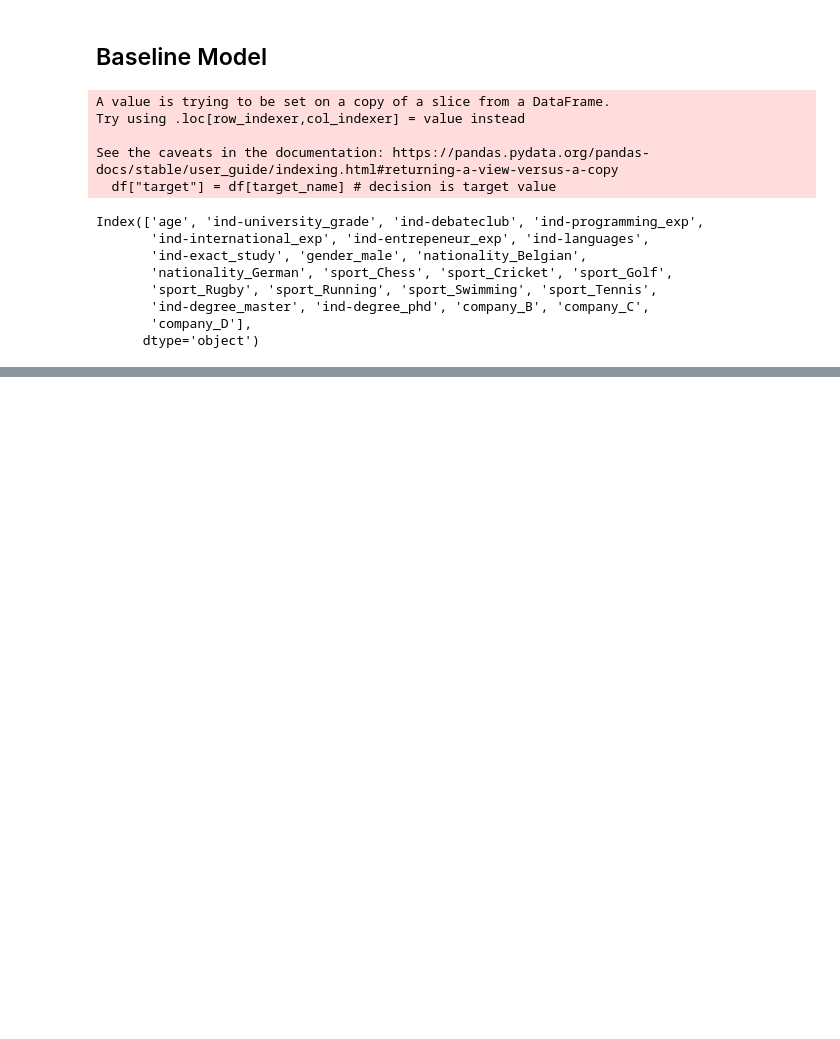
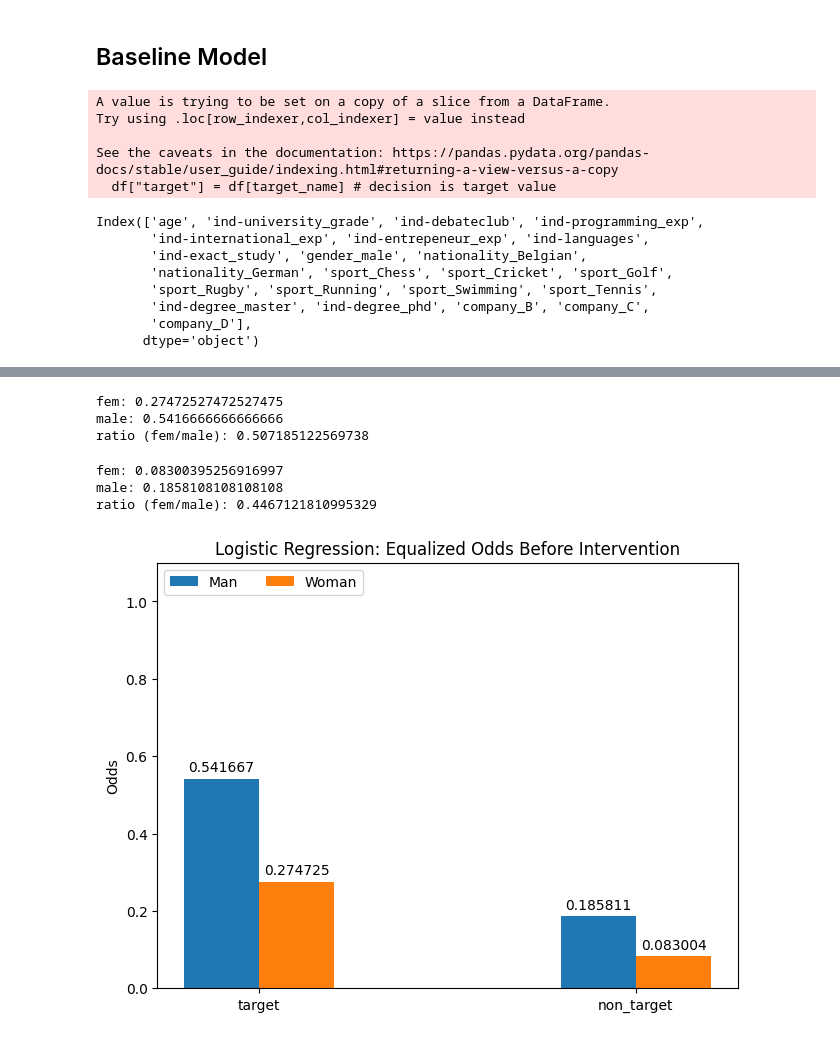
Before and after one commit to MiriamEspinosa/Gender_Fairness_Recruitment, a Jupyter notebook: Final_Assignment/final_assignment.ipynb, the cells around one changed output, grey strips where cells are left out. Saved outputs shown, nothing was run; the diff lists cells and outputs as text; code cells hidden in the pictures; blank space fills up the shorter version.

```diff
--- a/Final_Assignment/final_assignment.ipynb
+++ b/Final_Assignment/final_assignment.ipynb
@@ -196,0 +299,57 @@ Index(['age', 'ind-university_grade', 'ind-debateclub', 'ind-programming_exp',
+# %%
+def equalized_odds(df, group, target):
+    current_group_target = df[(df[group_col] == group) & (df[target_col] == target)]
+    current_group_target_selected = current_group_target[current_group_target[selection_col]]
+    return current_group_target_selected.shape[0]/current_group_target.shape[0]
+# %%
+fem_eo_true_bef = equalized_odds(df_logistic, group_fem_label, target=True)
+male_eo_true_bef = equalized_odds(df_logistic, group_male_label, target=True)
+
+print(f'fem: {fem_eo_true_bef}')
+print(f'male: {male_eo_true_bef}')
+print(f'ratio (fem/male): {fem_eo_true_bef/male_eo_true_bef}')
+# %% [output]
+fem: 0.27472527472527475
+male: 0.5416666666666666
+ratio (fem/male): 0.507185122569738
+# %%
+fem_eo_false_bef = equalized_odds(df_logistic, group_fem_label, target=False)
+male_eo_false_bef = equalized_odds(df_logistic, group_male_label, target=False)
+
+print(f'fem: {fem_eo_false_bef}')
+print(f'male: {male_eo_false_bef}')
+print(f'ratio (fem/male): {fem_eo_false_bef/male_eo_false_bef}')
+# %% [output]
+fem: 0.08300395256916997
+male: 0.1858108108108108
+ratio (fem/male): 0.4467121810995329
+# %%
+
+labels = ("target", "non_target")
+medians = {
+    'Man': (male_eo_true_bef, male_eo_false_bef),
+    'Woman': (fem_eo_true_bef, fem_eo_false_bef)
+}
+
+
+x = np.arange(len(labels))
+width = 0.2
+multiplier = 0
+
+fig, ax = plt.subplots(layout='constrained')
+
+for attribute, measurement in medians.items():
+    offset = width*multiplier
+    rects = ax.bar(x + offset, measurement, width, label=attribute)
+    ax.bar_label(rects, padding=3)
+    multiplier += 1
+
+ax.set_ylabel('Odds')
+ax.set_title('Logistic Regression: Equalized Odds Before Intervention')
+ax.set_xticks(x+width/2, labels)
+ax.legend(loc='upper left', ncols=3)
+ax.set_ylim(0, 1.1)
+
+plt.show()
+# %% [output]
+[figure, added]
```
Also changed, not shown: parts of 12 cells of this notebook.
